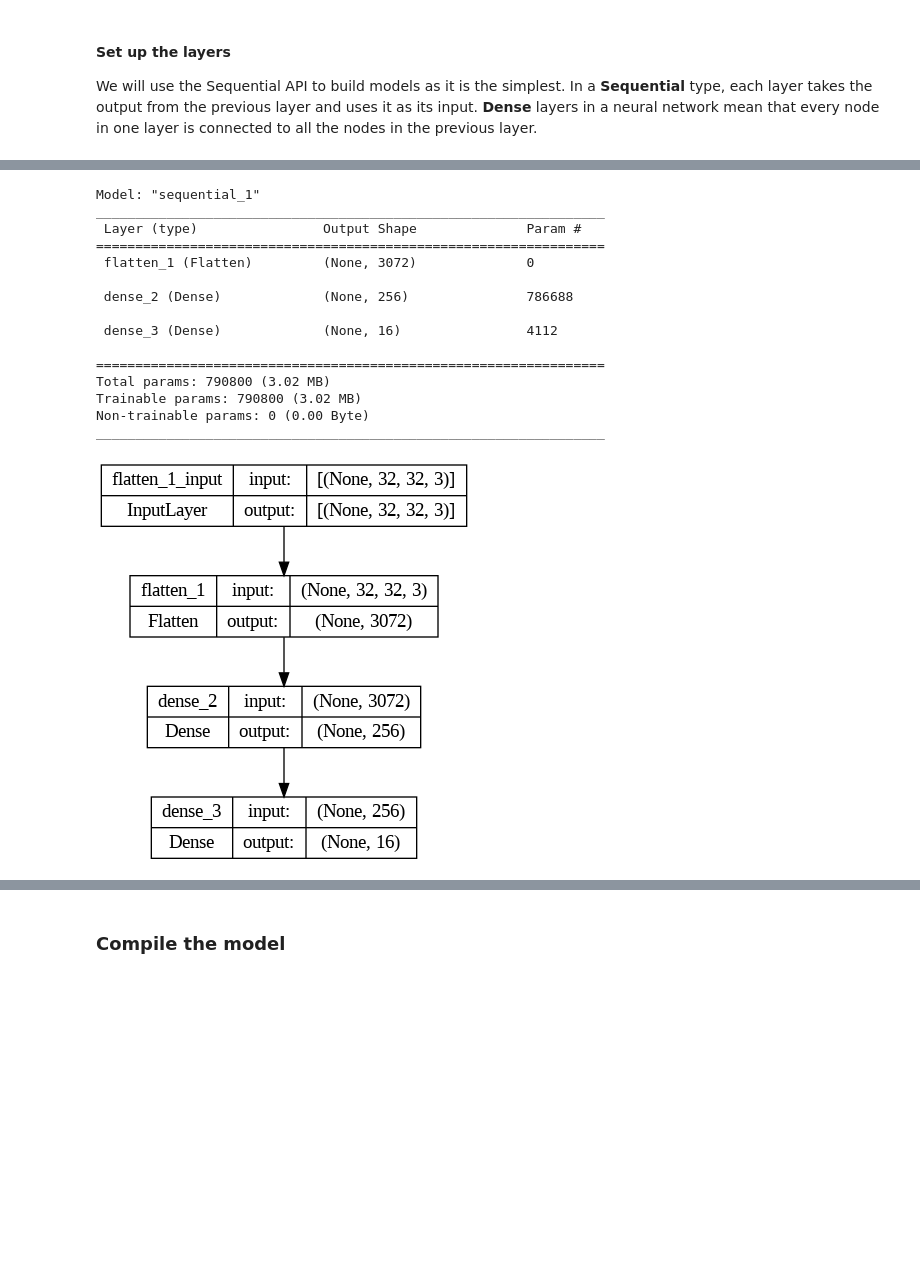
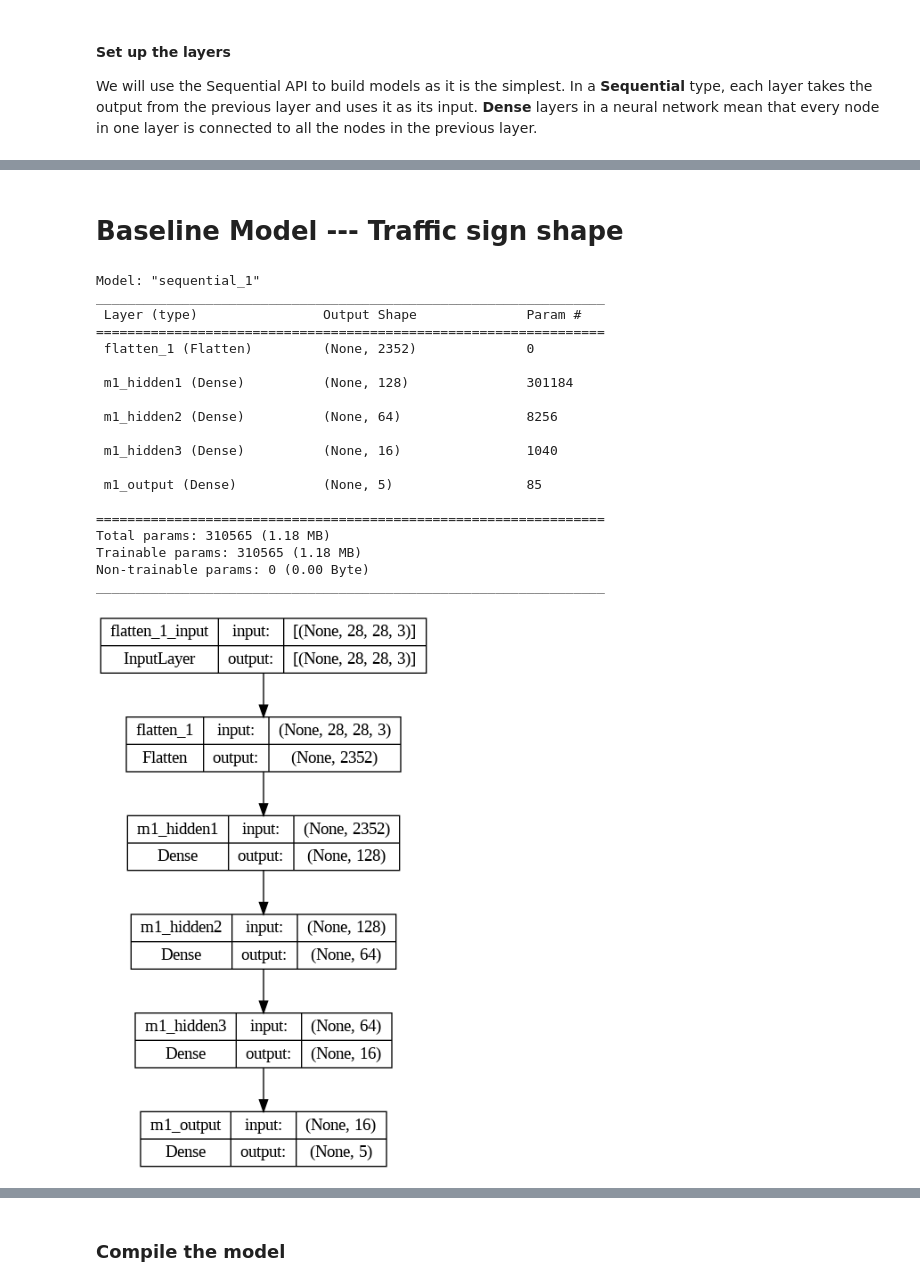
Before and after one commit to BenjapornW/Road-Traffic-Signs-Image-Classification-using-a-Neural-Network, a Jupyter notebook: s3959666_s3961136.ipynb, the cells around one changed output, grey strips where cells are left out. Saved outputs shown, nothing was run; the diff lists cells and outputs as text; code cells hidden in the pictures; blank space fills up the shorter version.

Commit message:
start to create baseline model for traffic sign shape

```diff
--- a/s3959666_s3961136.ipynb
+++ b/s3959666_s3961136.ipynb
@@ -183,3 +222,9 @@ OUTPUT_CLASSES = 16
+# %%
+# height = 28 pixel, width = 28 pixel
+INPUT_DIM = (28,28,3)
+HIDDEN_LAYER_DIM = 128
+OUTPUT_CLASSES_SHAPE = 5  # Number of shape classes
+OUTPUT_CLASSES_TYPE = 16  # Number of type classes
 # %% [markdown]
 #### Install Keras
 # %% [markdown]
@@ -209,22 +254,40 @@ model = tf.keras.Sequential([
+# %% [markdown]
+# Baseline Model --- Traffic sign shape
+# %%
+model_shape_1 = tf.keras.Sequential([
+    tf.keras.layers.Flatten(input_shape=INPUT_DIM),
+    tf.keras.layers.Dense(units=128, activation='relu', name='m1_hidden1'),
+    tf.keras.layers.Dense(units=64, activation='relu', name='m1_hidden2'),
+    tf.keras.layers.Dense(units=16, activation='relu', name='m1_hidden3'),
+    tf.keras.layers.Dense(units=OUTPUT_CLASSES_SHAPE, activation='softmax', name='m1_output')
+])
+
+model_shape_1.compile(optimizer='adam',
+                loss=tf.keras.losses.CategoricalCrossentropy(from_logits=True),
+                metrics=['categorical_accuracy'])
 # %%
-model.summary()
+model_shape_1.summary()
 # %% [output]
 Model: "sequential_1"
 _________________________________________________________________
  Layer (type)                Output Shape              Param #
 =================================================================
- flatten_1 (Flatten)         (None, 3072)              0
+ flatten_1 (Flatten)         (None, 2352)              0
 
- dense_2 (Dense)             (None, 256)               786688
+ m1_hidden1 (Dense)          (None, 128)               301184
 
- dense_3 (Dense)             (None, 16)                4112
+ m1_hidden2 (Dense)          (None, 64)                8256
+
+ m1_hidden3 (Dense)          (None, 16)                1040
+
+ m1_output (Dense)           (None, 5)                 85
 
 =================================================================
-Total params: 790800 (3.02 MB)
-Trainable params: 790800 (3.02 MB)
+Total params: 310565 (1.18 MB)
+Trainable params: 310565 (1.18 MB)
 Non-trainable params: 0 (0.00 Byte)
 _________________________________________________________________
 # %%
-tf.keras.utils.plot_model(model, show_shapes=True)
+tf.keras.utils.plot_model(model_shape_1, show_shapes=True)
 # %% [output]
-[figure, old version]
+[figure, new version]
```
Also changed, not shown: parts of 65 cells of this notebook.
